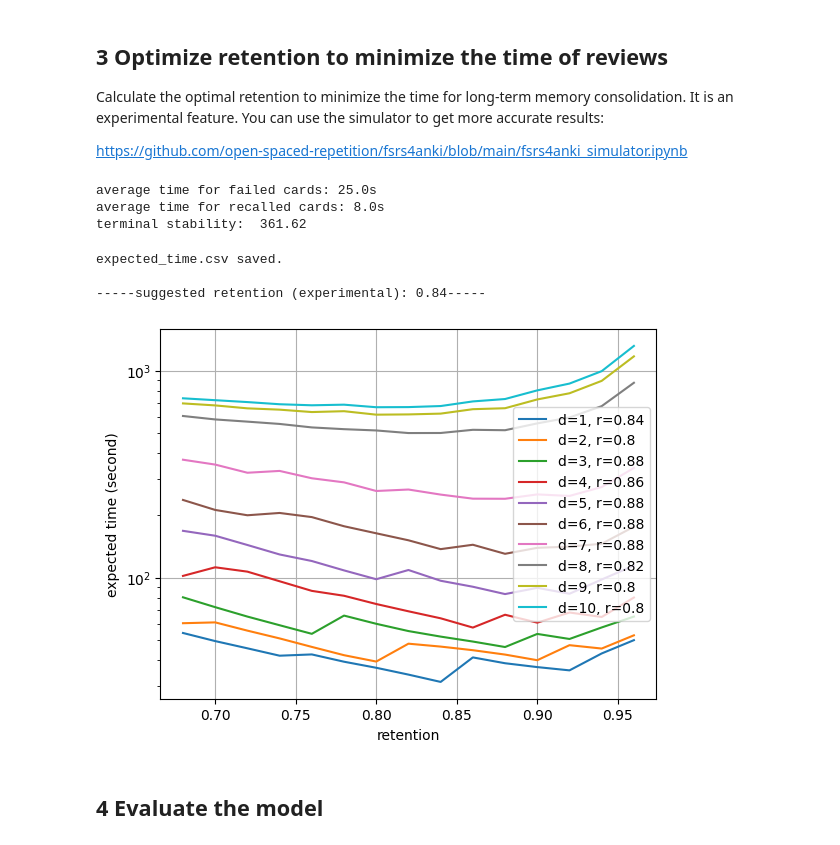
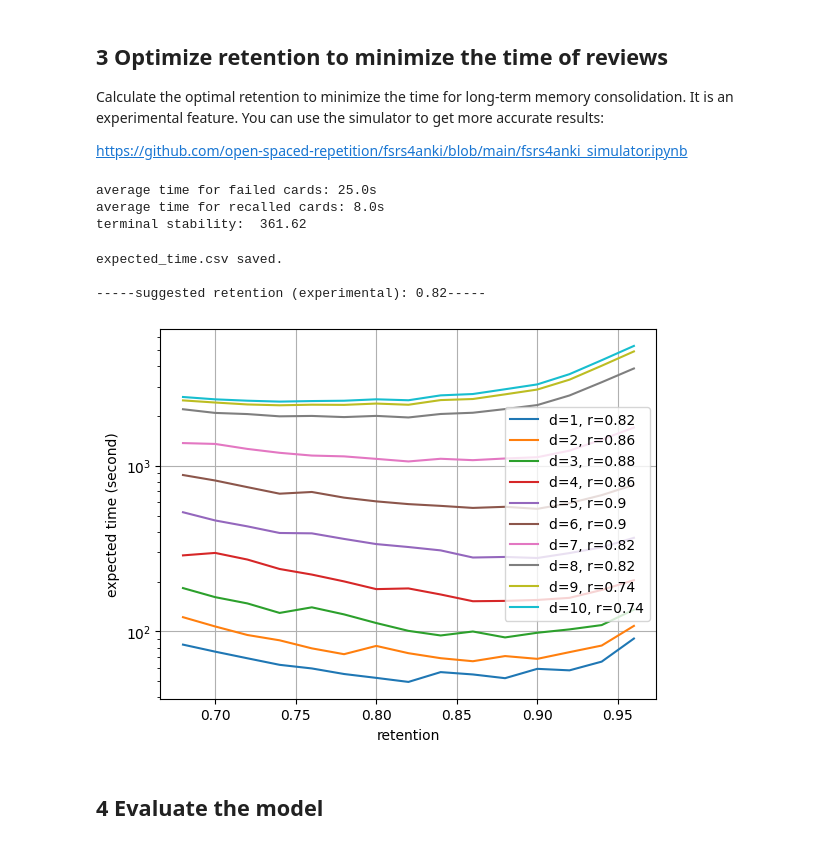
Before and after one commit to akavi1/fsrs4anki, a Jupyter notebook: fsrs4anki_optimizer.ipynb, the cells around one changed output. Cells and saved outputs as stored; diff of their text form; code cells hidden in the pictures.

Commit message:
add an extra parameter to power forgetting curve

```diff
--- a/fsrs4anki_optimizer.ipynb
+++ b/fsrs4anki_optimizer.ipynb
@@ -228,6 +228,7 @@ Analysis saved!
 FSRS is a time-series model for predicting memory states.
 # %%
 init_w = [1, 1, 5, -0.5, -0.5, 0.2, 1.4, -0.12, 0.8, 2, -0.2, 0.2, 1]
+init_f = [-1]
 '''
 w[0]: initial_stability_for_again_answer
 w[1]: initial_stability_step_per_rating
@@ -248,9 +249,10 @@ https://github.com/open-spaced-repetition/fsrs4anki/wiki/Free-Spaced-Repetition-
 
 
 class FSRS(nn.Module):
-    def __init__(self, w):
+    def __init__(self, w, f):
         super(FSRS, self).__init__()
         self.w = nn.Parameter(torch.FloatTensor(w))
+        self.f = nn.Parameter(torch.FloatTensor(f))
         self.zero = torch.FloatTensor([0.0])
 
     def forward(self, x, s, d):
@@ -283,8 +285,10 @@ class FSRS(nn.Module):
         return new_s, new_d
 
     def pow_forgetting_curve(self, t, s):
-        return (1 + t / (9 * s)) ** -1
+        return (1 + t / (9 * s)) ** self.f
 
+    def next_interval(self, r, s):
+        return 9 * s * (torch.pow(r, 1/self.f) - 1)
 
     def loss(self, s, t, y):
         return - (y * torch.log(self.pow_forgetting_curve(t, s)) + (1 - y) * torch.log(1 - self.pow_forgetting_curve(t, s)))
@@ -328,7 +332,7 @@ def lineToTensor(line):
 
 The `revlog_history.tsv` generated before will be used for training the FSRS model.
 # %%
-model = FSRS(init_w)
+model = FSRS(init_w, init_f)
 lr = 5e-4
 clipper = WeightClipper()
 optimizer = torch.optim.Adam(model.parameters(), lr=lr)
@@ -384,8 +388,9 @@ for k in range(n_epoch):
             print(row, output_t)
             raise Exception('error case')
         loss.backward()
-        for param in model.parameters():
-            param.grad[:2] = torch.zeros(2)
+        for name, param in model.named_parameters():
+            if name == 'w':
+                param.grad[:2] = torch.zeros(2)
         optimizer.step()
         scheduler.step()
         model.apply(clipper)
@@ -398,6 +403,7 @@ for k in range(n_epoch):
 pbar.close()
 
 w = list(map(lambda x: round(float(x), 4), dict(model.named_parameters())['w'].data))
+f = list(map(lambda x: round(float(x), 4), dict(model.named_parameters())['f'].data))
 
 print("\nTraining finished!")
 # %% [output]
@@ -437,8 +446,8 @@ requestRetention = 0.9  # recommended setting: 0.8 ~ 0.9
 
 
 class Collection:
-    def __init__(self, w):
-        self.model = FSRS(w)
+    def __init__(self, w, f):
+        self.model = FSRS(w, f)
 
     def states(self, t_history, r_history):
         with torch.no_grad():
@@ -449,7 +458,7 @@ class Collection:
             return output_t[-1]
 
 
-my_collection = Collection(w)
+my_collection = Collection(w, f)
 print("1:again, 2:hard, 3:good, 4:easy\n")
 for first_rating in (1,2,3,4):
     print(f'first rating: {first_rating}')
@@ -461,7 +470,8 @@ for first_rating in (1,2,3,4):
         states = my_collection.states(t_history, r_history)
         # print('{0:9.2f} {1:11.2f} {2:7.0f}'.format(
             # *list(map(lambda x: round(float(x), 4), states))))
-        next_t = max(1,round(float(9 * states[0] * (1/requestRetention - 1))))
+        # next_t = max(1,round(float(9 * states[0] * (1/requestRetention - 1))))
+        next_t = max(1,round(my_collection.model.next_interval(requestRetention, states[0]).item()))
         difficulty = round(float(states[1]), 1)
         t_history += f',{int(next_t)}'
         d_history += f',{difficulty}'
@@ -504,7 +514,7 @@ for i in range(len(test_rating_sequence.split(','))):
     r_history = test_rating_sequence[:2*i+1]
     states = my_collection.states(t_history, r_history)
     print(states)
-    next_t = max(1,round(float(9 * states[0] * (1/requestRetention - 1))))
+    next_t = next_t = max(1,round(my_collection.model.next_interval(requestRetention, states[0]).item()))
     if rating == '4':
         next_t = round(next_t * easyBonus)
     elif rating == '2':
@@ -645,7 +655,7 @@ for percentage in notebook.tqdm(range(96, 66, -2)):
             for s_index in range(index_len - 2, -1, -1):
                 stability = stability_list[s_index];
                 interval = max(1, round(stability * np.log(recall) / np.log(0.9)))
-                p_recall = (1 + interval / (9 * stability)) ** -1
+                p_recall = (1 + interval / (9 * stability)) ** f[0]
                 recall_s = cal_next_recall_stability(stability, p_recall, d, 1)
                 forget_d = min(d + d_offset, 10)
                 forget_s = cal_next_recall_stability(stability, p_recall, forget_d, 0)
@@ -656,35 +666,35 @@ for percentage in notebook.tqdm(range(96, 66, -2)):
                 exp_time = p_recall * recall_time + (1.0 - p_recall) * forget_time
                 if exp_time < time_list[d - 1][s_index]:
                     time_list[d - 1][s_index] = exp_time
             diff = s0_time - time_list[d - 1][s0_index]
         df.loc[0 if pd.isnull(df.index.max()) else df.index.max() + 1] = [recall, d, s0_time]
 
 df.sort_values(by=["difficulty", "retention"], inplace=True)
 df.to_csv("./expected_time.csv", index=False)
 print("expected_time.csv saved.")
 
 optimal_retention_list = np.zeros(10)
 for d in range(1, d_range+1):
     retention = df[df["difficulty"] == d]["retention"]
     time = df[df["difficulty"] == d]["time"]
     optimal_retention = retention.iat[time.argmin()]
     optimal_retention_list[d-1] = optimal_retention
     plt.plot(retention, time, label=f"d={d}, r={optimal_retention}")
 print(f"\n-----suggested retention (experimental): {np.inner(difficulty_distribution_padding, optimal_retention_list):.2f}-----")
 plt.ylabel("expected time (second)")
 plt.xlabel("retention")
 plt.legend()
 plt.grid()
 plt.semilogy()
 plt.show()
 # %% [output]
 average time for failed cards: 25.0s
 average time for recalled cards: 8.0s
 terminal stability:  361.62
 expected_time.csv saved.
 
------suggested retention (experimental): 0.84-----
+-----suggested retention (experimental): 0.82-----
-[figure, old version]
+[figure, new version]
 # %% [markdown]
 ## 4 Evaluate the model
 # %% [markdown]
```
Also changed, not shown: parts of 7 cells of this notebook.
